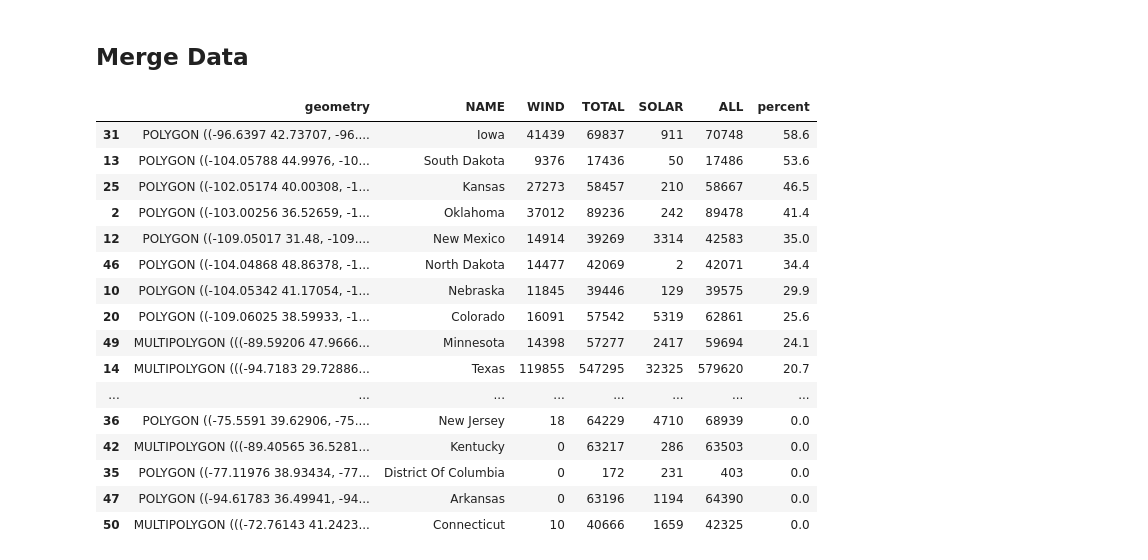
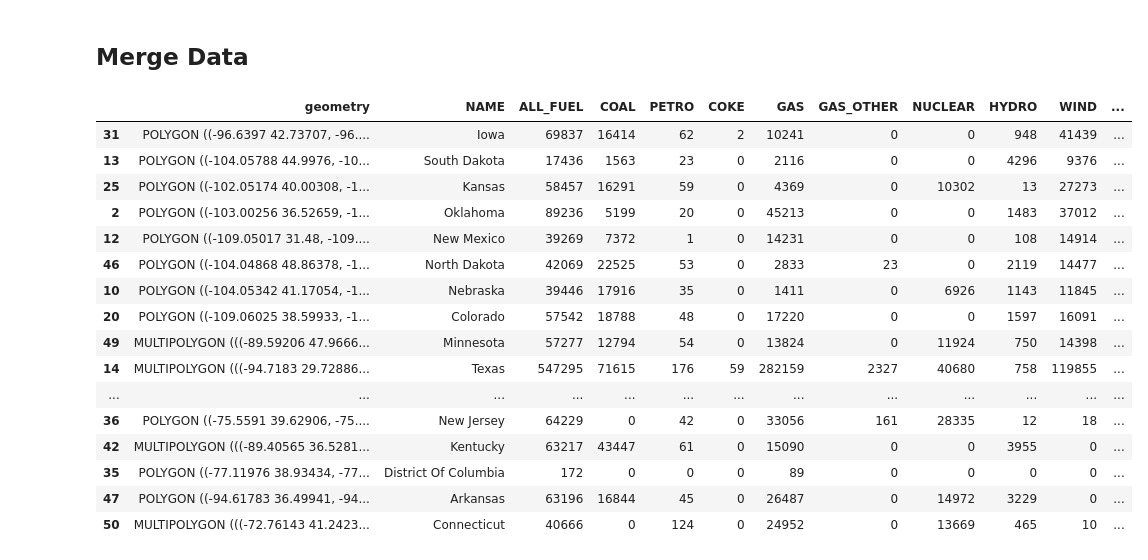
Before and after one commit to winstonhoyle/VineMapper, a Jupyter notebook: projects/economics/Percent_Energy_from_Wind_Per_State/FormatData.ipynb, the cells around one changed output. Cells and saved outputs as stored; diff of their text form; code cells hidden in the pictures.

```diff
--- a/projects/economics/Percent_Energy_from_Wind_Per_State/FormatData.ipynb
+++ b/projects/economics/Percent_Energy_from_Wind_Per_State/FormatData.ipynb
@@ -111,30 +90,36 @@ formatted_energy_df["percent"] = (
+# %%
+def calculate_percent(row) -> float:
+    val = row["WIND"]
+    total = row["ALL_FUEL"] + row["SOLAR_OTHER"]
+    return round(val / total, 3) * 100
+# %%
+energy_states_df["PERCENT"] = energy_states_df.apply(
+    lambda row: calculate_percent(row), axis=1
+)
 # %% [markdown]
 ## Merge Data
-# %%
-formatted_energy_df["NAME"] = formatted_energy_df["NAME"].str.strip()
-states_gdf["NAME"] = states_gdf["NAME"].str.strip()
 # %%
-energy_per_state_gdf = states_gdf.merge(formatted_energy_df, on="NAME", how="inner")
+energy_per_state_gdf = states_gdf.merge(energy_states_df, on="NAME", how="inner")
 # %%
-energy_per_state_gdf.sort_values("percent", ascending=False)
+energy_per_state_gdf.sort_values("PERCENT", ascending=False)
 # %% [output]
-|  | geometry | NAME | WIND | TOTAL | SOLAR | ALL | percent |
-| 31 | POLYGON ((-96.6397 42.73707, -96.... | Iowa | 41439 | 69837 | 911 | 70748 | 58.6 |
-| 13 | POLYGON ((-104.05788 44.9976, -10... | South Dakota | 9376 | 17436 | 50 | 17486 | 53.6 |
-| 25 | POLYGON ((-102.05174 40.00308, -1... | Kansas | 27273 | 58457 | 210 | 58667 | 46.5 |
-| 2 | POLYGON ((-103.00256 36.52659, -1... | Oklahoma | 37012 | 89236 | 242 | 89478 | 41.4 |
-| 12 | POLYGON ((-109.05017 31.48, -109.... | New Mexico | 14914 | 39269 | 3314 | 42583 | 35.0 |
-| 46 | POLYGON ((-104.04868 48.86378, -1... | North Dakota | 14477 | 42069 | 2 | 42071 | 34.4 |
-| 10 | POLYGON ((-104.05342 41.17054, -1... | Nebraska | 11845 | 39446 | 129 | 39575 | 29.9 |
-| 20 | POLYGON ((-109.06025 38.59933, -1... | Colorado | 16091 | 57542 | 5319 | 62861 | 25.6 |
-| 49 | MULTIPOLYGON (((-89.59206 47.9666... | Minnesota | 14398 | 57277 | 2417 | 59694 | 24.1 |
-| 14 | MULTIPOLYGON (((-94.7183 29.72886... | Texas | 119855 | 547295 | 32325 | 579620 | 20.7 |
-| ... | ... | ... | ... | ... | ... | ... | ... |
-| 36 | POLYGON ((-75.5591 39.62906, -75.... | New Jersey | 18 | 64229 | 4710 | 68939 | 0.0 |
-| 42 | MULTIPOLYGON (((-89.40565 36.5281... | Kentucky | 0 | 63217 | 286 | 63503 | 0.0 |
-| 35 | POLYGON ((-77.11976 38.93434, -77... | District Of Columbia | 0 | 172 | 231 | 403 | 0.0 |
-| 47 | POLYGON ((-94.61783 36.49941, -94... | Arkansas | 0 | 63196 | 1194 | 64390 | 0.0 |
-| 50 | MULTIPOLYGON (((-72.76143 41.2423... | Connecticut | 10 | 40666 | 1659 | 42325 | 0.0 |
+|  | geometry | NAME | ALL_FUEL | COAL | PETRO | COKE | GAS | GAS_OTHER | NUCLEAR | HYDRO | WIND | ... |
+| 31 | POLYGON ((-96.6397 42.73707, -96.... | Iowa | 69837 | 16414 | 62 | 2 | 10241 | 0 | 0 | 948 | 41439 | ... |
+| 13 | POLYGON ((-104.05788 44.9976, -10... | South Dakota | 17436 | 1563 | 23 | 0 | 2116 | 0 | 0 | 4296 | 9376 | ... |
+| 25 | POLYGON ((-102.05174 40.00308, -1... | Kansas | 58457 | 16291 | 59 | 0 | 4369 | 0 | 10302 | 13 | 27273 | ... |
+| 2 | POLYGON ((-103.00256 36.52659, -1... | Oklahoma | 89236 | 5199 | 20 | 0 | 45213 | 0 | 0 | 1483 | 37012 | ... |
+| 12 | POLYGON ((-109.05017 31.48, -109.... | New Mexico | 39269 | 7372 | 1 | 0 | 14231 | 0 | 0 | 108 | 14914 | ... |
+| 46 | POLYGON ((-104.04868 48.86378, -1... | North Dakota | 42069 | 22525 | 53 | 0 | 2833 | 23 | 0 | 2119 | 14477 | ... |
+| 10 | POLYGON ((-104.05342 41.17054, -1... | Nebraska | 39446 | 17916 | 35 | 0 | 1411 | 0 | 6926 | 1143 | 11845 | ... |
+| 20 | POLYGON ((-109.06025 38.59933, -1... | Colorado | 57542 | 18788 | 48 | 0 | 17220 | 0 | 0 | 1597 | 16091 | ... |
+| 49 | MULTIPOLYGON (((-89.59206 47.9666... | Minnesota | 57277 | 12794 | 54 | 0 | 13824 | 0 | 11924 | 750 | 14398 | ... |
+| 14 | MULTIPOLYGON (((-94.7183 29.72886... | Texas | 547295 | 71615 | 176 | 59 | 282159 | 2327 | 40680 | 758 | 119855 | ... |
+| ... | ... | ... | ... | ... | ... | ... | ... | ... | ... | ... | ... | ... |
+| 36 | POLYGON ((-75.5591 39.62906, -75.... | New Jersey | 64229 | 0 | 42 | 0 | 33056 | 161 | 28335 | 12 | 18 | ... |
+| 42 | MULTIPOLYGON (((-89.40565 36.5281... | Kentucky | 63217 | 43447 | 61 | 0 | 15090 | 0 | 0 | 3955 | 0 | ... |
+| 35 | POLYGON ((-77.11976 38.93434, -77... | District Of Columbia | 172 | 0 | 0 | 0 | 89 | 0 | 0 | 0 | 0 | ... |
+| 47 | POLYGON ((-94.61783 36.49941, -94... | Arkansas | 63196 | 16844 | 45 | 0 | 26487 | 0 | 14972 | 3229 | 0 | ... |
+| 50 | MULTIPOLYGON (((-72.76143 41.2423... | Connecticut | 40666 | 0 | 124 | 0 | 24952 | 0 | 13669 | 465 | 10 | ... |
 # %%
 energy_per_state_gdf = energy_per_state_gdf.to_crs(9311)
 energy_per_state_gdf.to_file("data/energy.gpkg")
```
Also changed, not shown: parts of 18 cells of this notebook, 11 other files.
